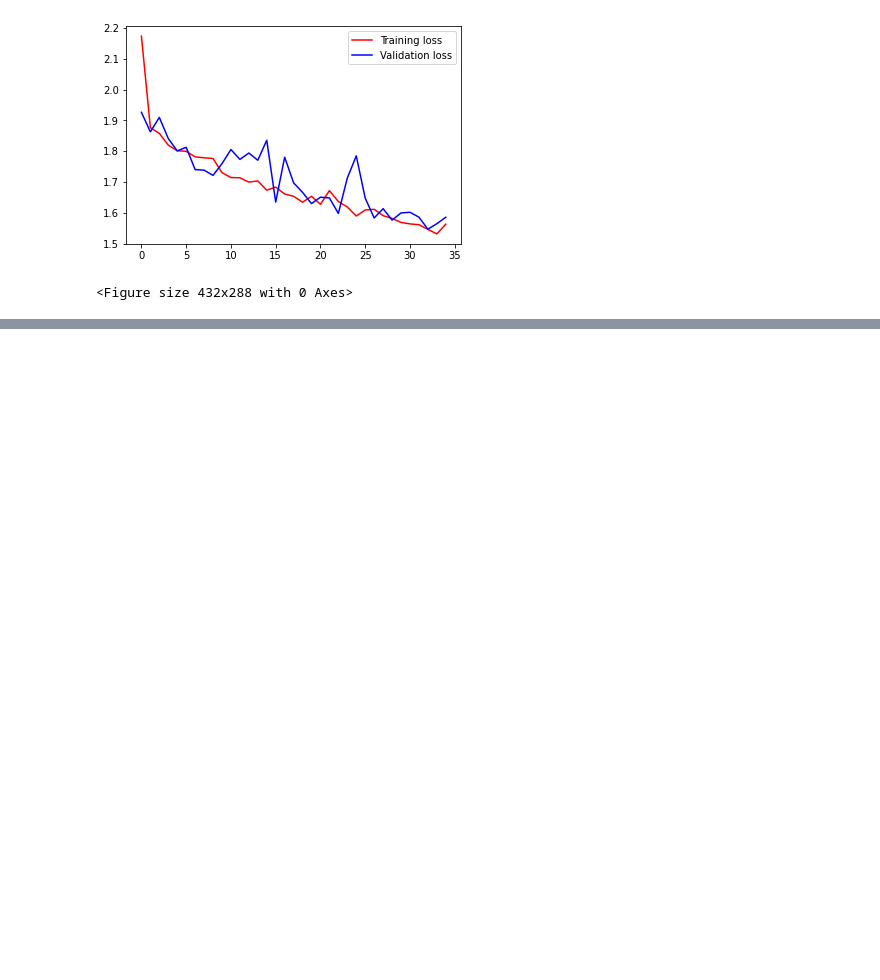
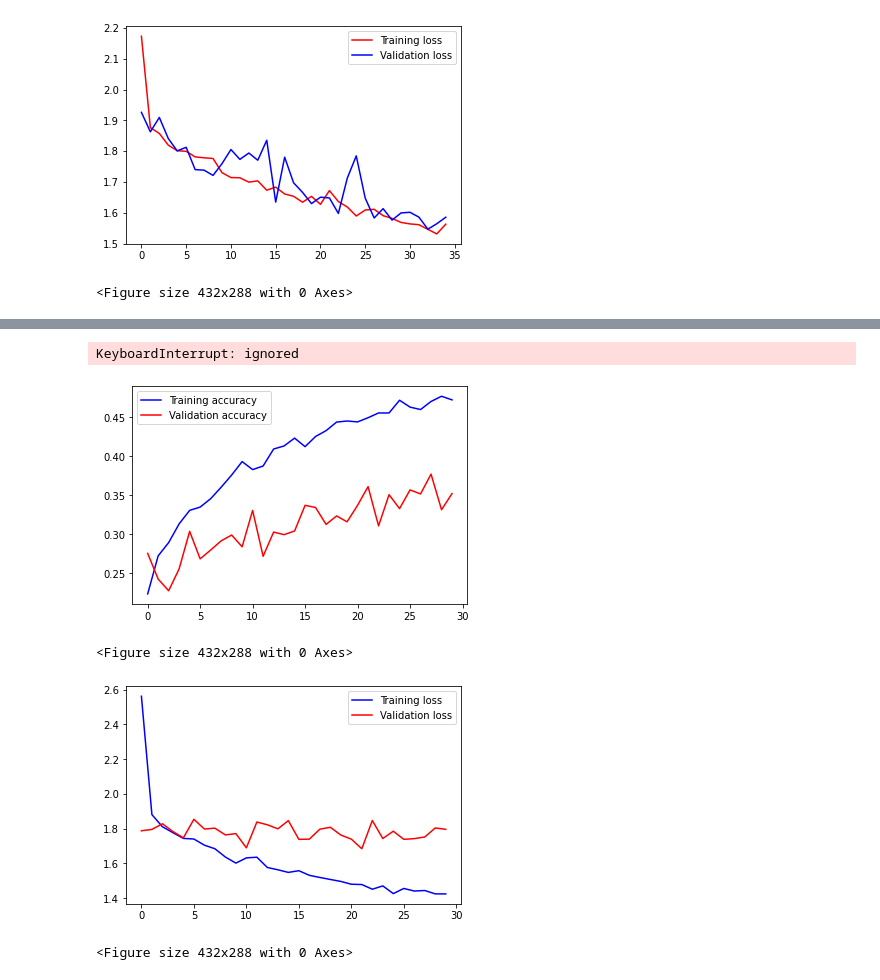
Before and after one commit to leonardrizta/radiant-bangkit-capstone, a Jupyter notebook: backend/machinelearning/main_notebook.ipynb, the cells around one changed output, grey strips where cells are left out. Cells and saved outputs as stored; diff of their text form; code cells hidden in the pictures; blank space fills up the shorter version.

Commit message:
update model with resnet50 with 0.57 accuracy

```diff
--- a/backend/machinelearning/main_notebook.ipynb
+++ b/backend/machinelearning/main_notebook.ipynb
@@ -213,0 +231,9 @@ plt.show()
+# %%
+from keras.applications.resnet50 import ResNet50, preprocess_input
+
+HEIGHT = 300
+WIDTH = 300
+
+base_model = ResNet50(weights='imagenet',
+                      include_top=False,
+                      input_shape=(HEIGHT, WIDTH, 3))
@@ -213,0 +321,16 @@ plt.show()
+# %%
+from keras.optimizers import SGD, Adam
+from keras.callbacks import ModelCheckpoint
+import matplotlib.pyplot as plt
+
+NUM_EPOCHS = 30
+BATCH_SIZE = 16
+num_train_images = 8586
+
+adam = Adam(learning_rate=0.00001)
+finetune_model.compile(adam, loss='categorical_crossentropy', metrics=['accuracy'])
+
+history = finetune_model.fit(train_generator, epochs=NUM_EPOCHS, workers=16,
+                                       steps_per_epoch=num_train_images // BATCH_SIZE,
+                                       shuffle=True,
+                                       validation_data = validation_generator)
@@ -213,0 +355,29 @@ plt.show()
+# %%
+while True:pass
+# %% [output]
+KeyboardInterrupt: ignored
+# %%
+import matplotlib.pyplot as plt
+acc = history.history['accuracy']
+loss = history.history['loss']
+val_acc = history.history['val_accuracy']
+val_loss = history.history['val_loss']
+epochs = range(len(acc))
+plt.plot(epochs, acc, 'b', label = 'Training accuracy')
+plt.plot(epochs, val_acc, 'r', label = 'Validation accuracy')
+plt.legend(loc=0)
+plt.figure()
+
+plt.show()
+
+plt.plot(epochs, loss, 'b', label = 'Training loss')
+plt.plot(epochs, val_loss, 'r', label = 'Validation loss')
+plt.legend(loc=0)
+plt.figure()
+
+plt.show()
+# %% [output]
+[figure, added]
+<Figure size 432x288 with 0 Axes>
+[figure, added]
+<Figure size 432x288 with 0 Axes>
```
Also changed, not shown: parts of 8 cells of this notebook.
